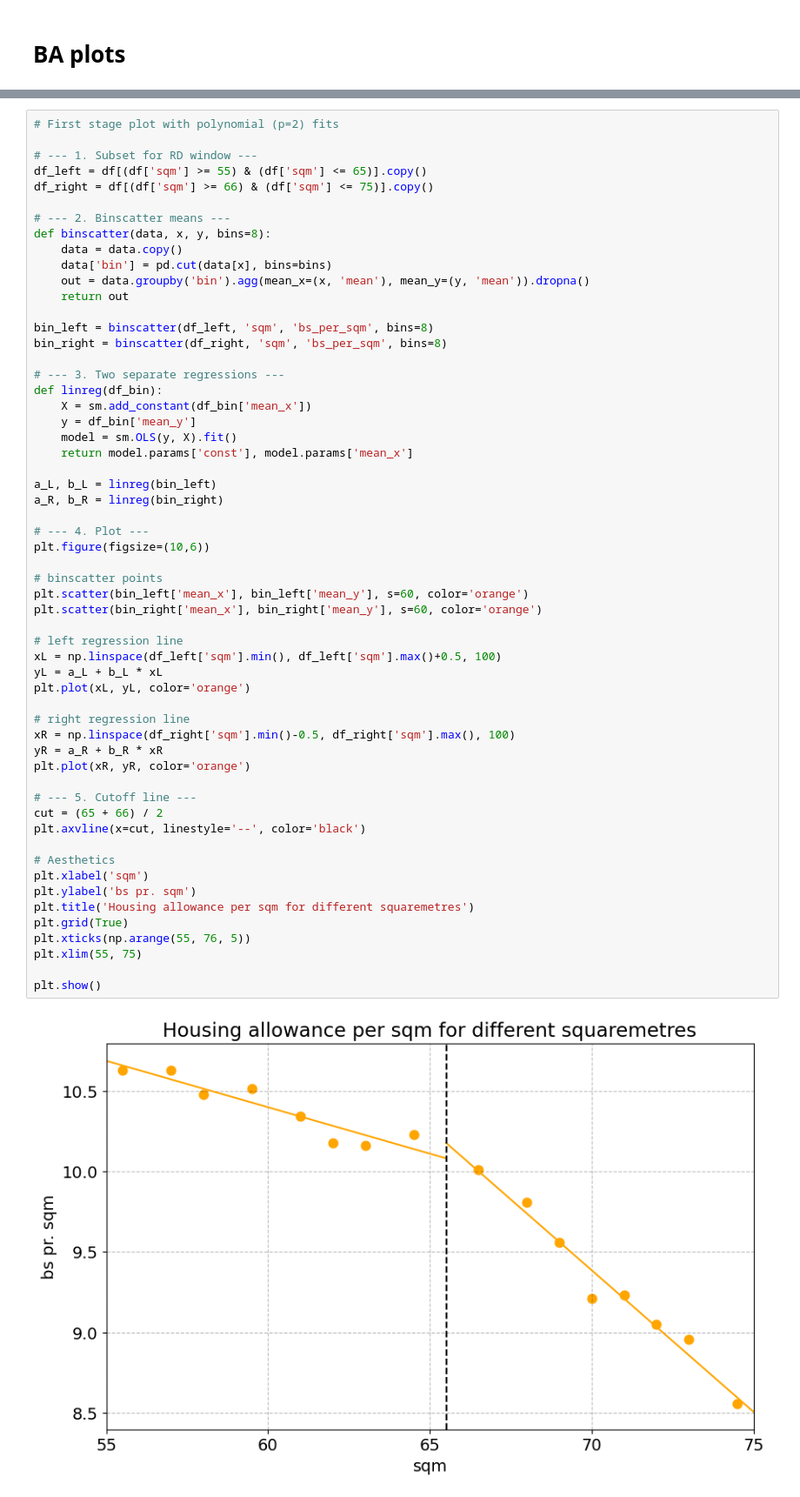
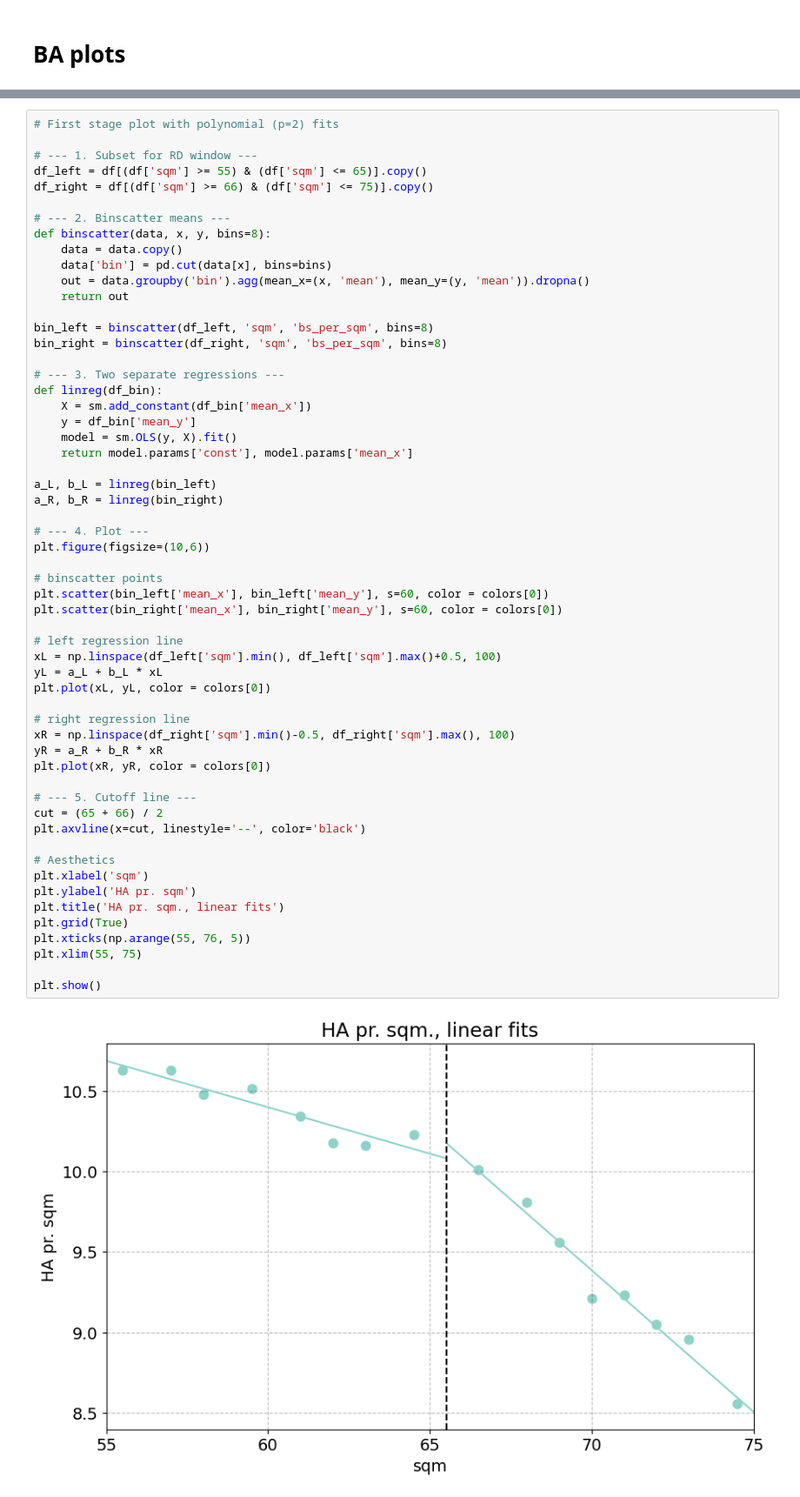
Before and after one commit to HansHoltenAndersen/Bachelor, a Jupyter notebook: Plots.ipynb, the cells around one changed output, grey strips where cells are left out. Shown at 87% size. Drawn from its saved outputs; the diff is of its cells as text.

```diff
--- a/Plots.ipynb
+++ b/Plots.ipynb
@@ -105,40 +123,40 @@ def linreg(df_bin):
     return model.params['const'], model.params['mean_x']
 
 a_L, b_L = linreg(bin_left)
 a_R, b_R = linreg(bin_right)
 
 # --- 4. Plot ---
 plt.figure(figsize=(10,6))
 
 # binscatter points
-plt.scatter(bin_left['mean_x'], bin_left['mean_y'], s=60, color='orange')
-plt.scatter(bin_right['mean_x'], bin_right['mean_y'], s=60, color='orange')
+plt.scatter(bin_left['mean_x'], bin_left['mean_y'], s=60, color = colors[0])
+plt.scatter(bin_right['mean_x'], bin_right['mean_y'], s=60, color = colors[0])
 
 # left regression line
 xL = np.linspace(df_left['sqm'].min(), df_left['sqm'].max()+0.5, 100)
 yL = a_L + b_L * xL
-plt.plot(xL, yL, color='orange')
+plt.plot(xL, yL, color = colors[0])
 
 # right regression line
 xR = np.linspace(df_right['sqm'].min()-0.5, df_right['sqm'].max(), 100)
 yR = a_R + b_R * xR
-plt.plot(xR, yR, color='orange')
+plt.plot(xR, yR, color = colors[0])
 
 # --- 5. Cutoff line ---
 cut = (65 + 66) / 2
 plt.axvline(x=cut, linestyle='--', color='black')
 
 # Aesthetics
 plt.xlabel('sqm')
-plt.ylabel('bs pr. sqm')
-plt.title('Housing allowance per sqm for different squaremetres')
+plt.ylabel('HA pr. sqm')
+plt.title('HA pr. sqm., linear fits')
 plt.grid(True)
 plt.xticks(np.arange(55, 76, 5))
 plt.xlim(55, 75)
 
 plt.show()
 # %% [output]
-[figure, old version]
+[figure, new version]
 # %%
 # First stage plot with polynomial (p=2) fits
 
```
Also changed, not shown: parts of 6 cells of this notebook.
